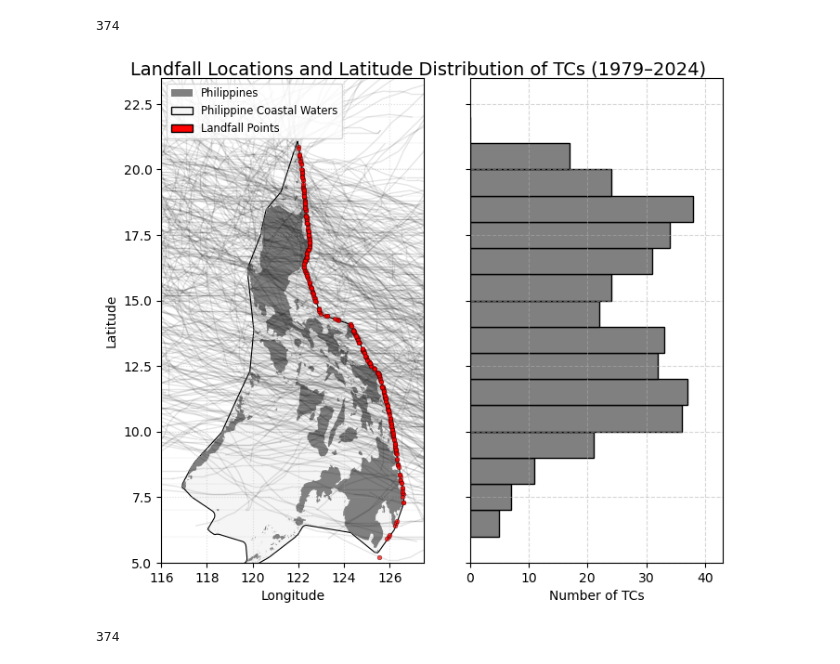
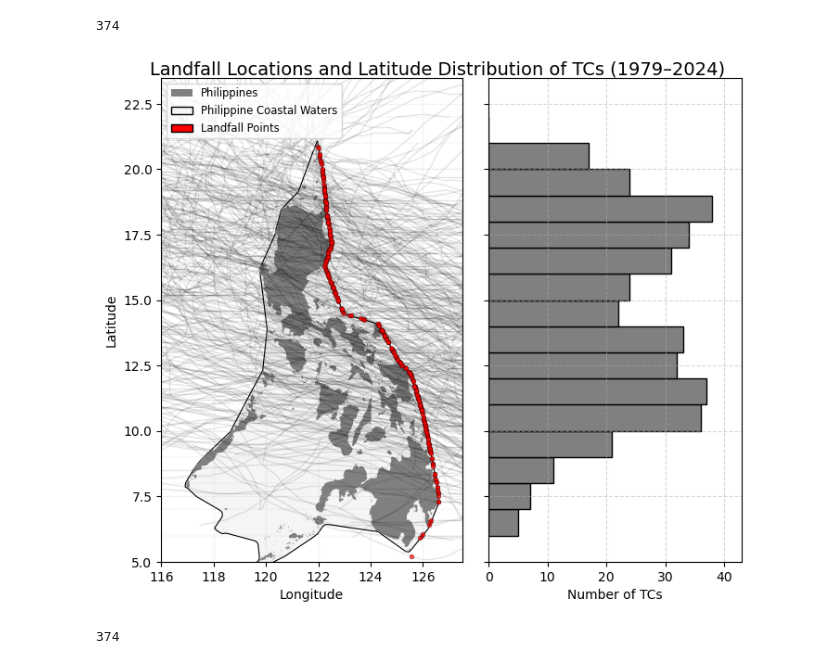
Before and after one commit to baracoma/tc-statistics, a Jupyter notebook: tc-characteristics.ipynb, the cells around one changed output. Saved outputs shown, nothing was run; the diff lists cells and outputs as text; code cells hidden in the pictures.

Commit message:
fixed map aspect ratios

```diff
--- a/tc-characteristics.ipynb
+++ b/tc-characteristics.ipynb
@@ -390,41 +390,43 @@ legend_handles = [
 ax_map.legend(handles=legend_handles, loc='upper left', fontsize='small', frameon=True)
 
 # Map formatting
+
+ax_map.set_xlabel("Longitude")
+ax_map.set_ylabel("Latitude")
+ax_map.set_aspect('equal', 'box')
 ax_map.set_xlim([116, 127.5])
 ax_map.set_ylim([5, 23.5])
-ax_map.set_xlabel("Longitude")
-ax_map.set_ylabel("Latitude")
 # ax_map.set_title("Philippine Map with Coastal Waters", fontsize=12)
 ax_map.grid(True, linestyle=':', alpha=0.4)
 
 # Optional horizontal reference lines
 for lat in range(6, 23):
     ax_map.axhline(lat, color='gray', linestyle=':', linewidth=0.3, alpha=0.5)
 
 # ===== Right Panel: Histogram =====
 latitudes = gdf_landfall['LAT'].values
 bins = np.arange(6, 23)
 counts, bin_edges = np.histogram(latitudes, bins=bins)
 bin_centers = 0.5 * (bin_edges[:-1] + bin_edges[1:])
 
 ax_hist.barh(bin_centers, counts, height=1, color='gray', edgecolor='black')
 ax_hist.set_xlabel("Number of TCs")
 # ax_hist.set_title("TC Landfall Distribution by Latitude", fontsize=12)
 ax_hist.grid(True, linestyle='--', alpha=0.5)
 ax_hist.set_xlim([0, max(counts) + 5])
 ax_hist.set_ylabel("")  # Shared y-axis with map
 
 # ===== Layout & Save =====
 # plt.subplots_adjust(wspace=0.15)
 # plt.tight_layout(rect=[0, 0, 1, 0.98])
 fig.subplots_adjust(left=0.06, right=0.98, bottom=0.08, top=0.95, wspace=-0.2)
 fig.suptitle("Landfall Locations and Latitude Distribution of TCs (1979–2024)",
              fontsize=14, y=0.98, x=0.57)
 
 plt.savefig("lat_landfall_map_and_hist.png", dpi=300, bbox_inches='tight')
 plt.show()
 # %% [output]
-[figure, old version]
+[figure, new version]
 # %%
 len(valid_lf_sids)
 # %% [output]
```
